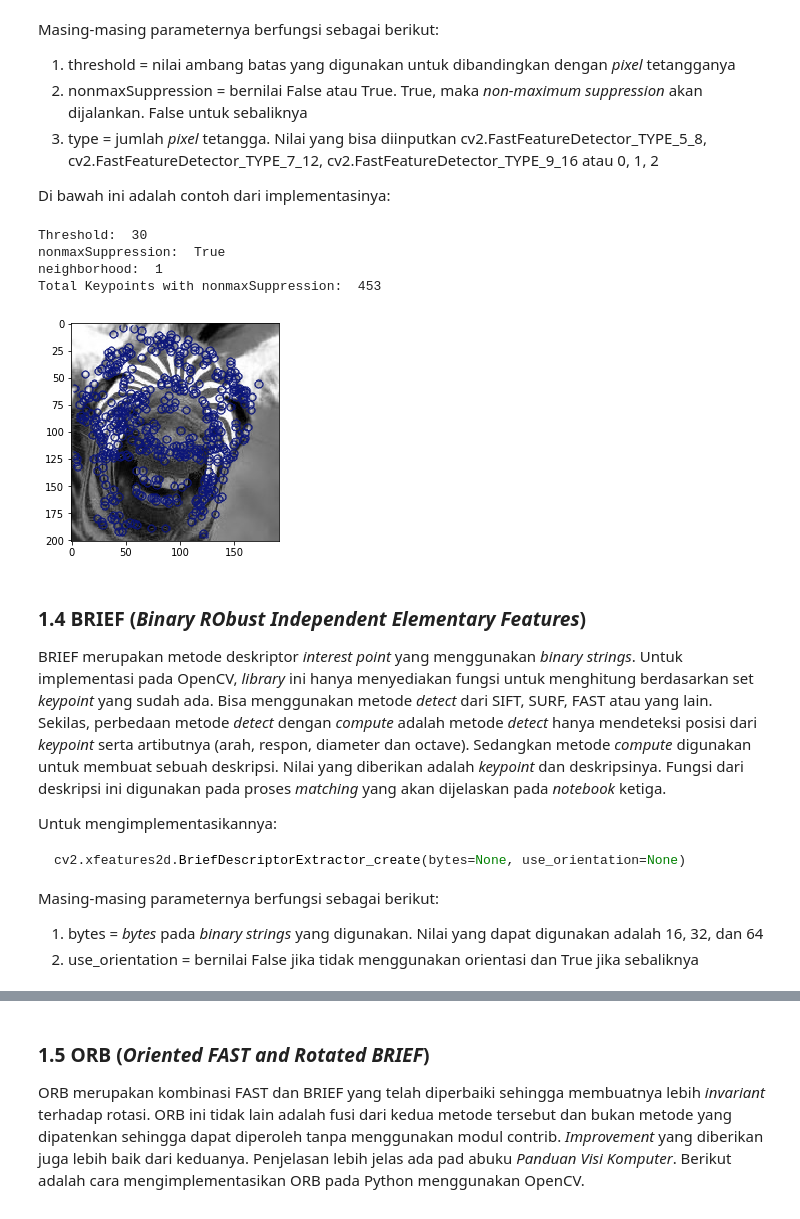
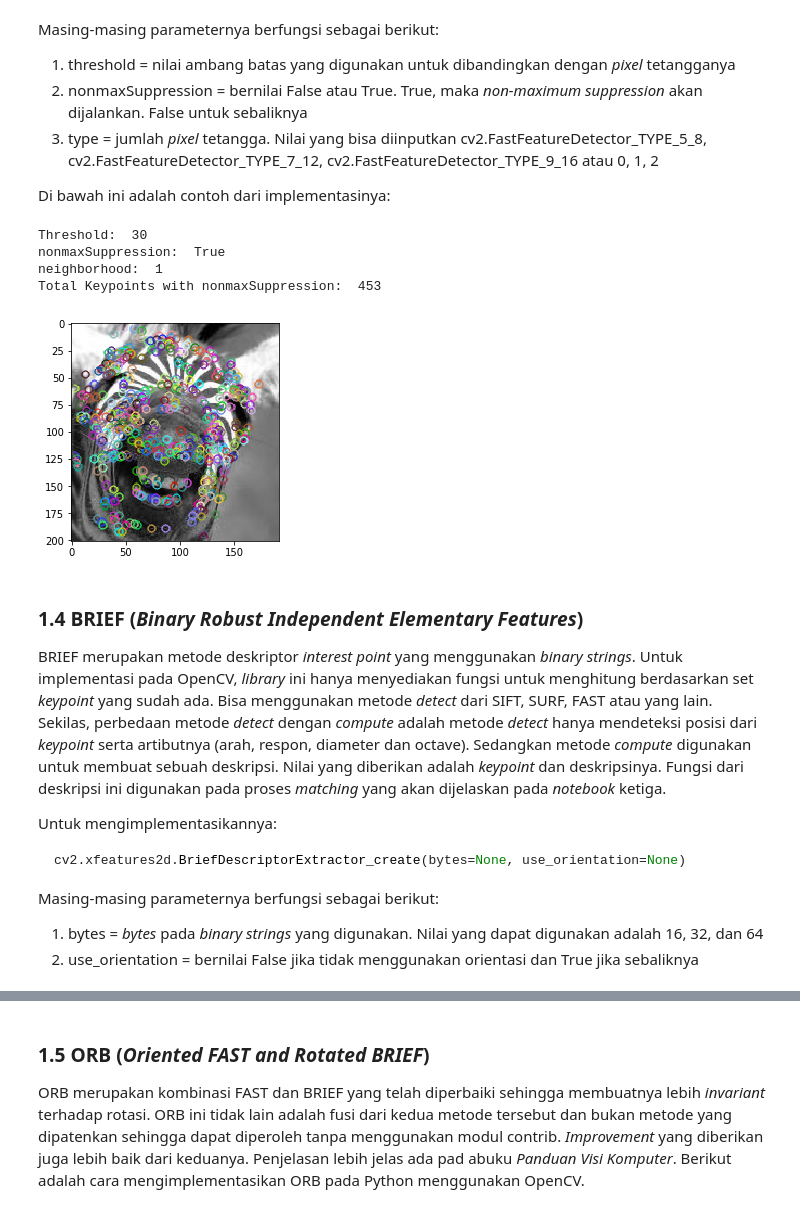
Before and after one commit to otakbeku/computer_vision_fundamental, a Jupyter notebook: Digital Image Processing-3.ipynb, the cells around one changed output, grey strips where cells are left out. Saved outputs shown, nothing was run; the diff lists cells and outputs as text; code cells hidden in the pictures.

```diff
--- a/Digital Image Processing-3.ipynb
+++ b/Digital Image Processing-3.ipynb
@@ -165,26 +169,26 @@ Di bawah ini adalah contoh dari implementasinya:
 # %%
 fast_desc = cv2.FastFeatureDetector_create(threshold=30,nonmaxSuppression=120, type=cv2.FAST_FEATURE_DETECTOR_TYPE_7_12)
 
 keypoints_fast = fast_desc.detect(img, None)
 
 print ("Threshold: ", fast_desc.getThreshold())
 print ("nonmaxSuppression: ", fast_desc.getNonmaxSuppression())
 print ("neighborhood: ", fast_desc.getType())
 print ("Total Keypoints with nonmaxSuppression: ", len(keypoints_fast))
 
-img_draw = cv2.drawKeypoints(img, keypoints_fast, None, (10, 20, 120), 4)
+img_draw = cv2.drawKeypoints(img, keypoints_fast, None, flags=cv2.DRAW_MATCHES_FLAGS_DRAW_RICH_KEYPOINTS)
 
 plt.imshow(img_draw)
 plt.show()
 # Sedikit menyeramkan!
 # %% [output]
 Threshold:  30
 nonmaxSuppression:  True
 neighborhood:  1
 Total Keypoints with nonmaxSuppression:  453
-[figure, old version]
+[figure, new version]
 # %% [markdown]
-### 1.4 BRIEF (*Binary RObust Independent Elementary Features*)
+### 1.4 BRIEF (*Binary Robust Independent Elementary Features*)
 
 BRIEF merupakan metode deskriptor *interest point* yang menggunakan *binary strings*. Untuk implementasi pada OpenCV, *library* ini hanya menyediakan fungsi untuk menghitung berdasarkan set *keypoint* yang sudah ada. Bisa menggunakan metode *detect* dari SIFT, SURF, FAST atau yang lain.
 Sekilas, perbedaan metode *detect* dengan *compute* adalah metode *detect* hanya mendeteksi posisi dari *keypoint* serta artibutnya (arah, respon, diameter dan octave). Sedangkan metode *compute* digunakan untuk membuat sebuah deskripsi. Nilai yang diberikan adalah *keypoint* dan deskripsinya. Fungsi dari deskripsi ini digunakan pada proses *matching* yang akan dijelaskan pada *notebook* ketiga.
```
Also changed, not shown: parts of 13 cells of this notebook.
